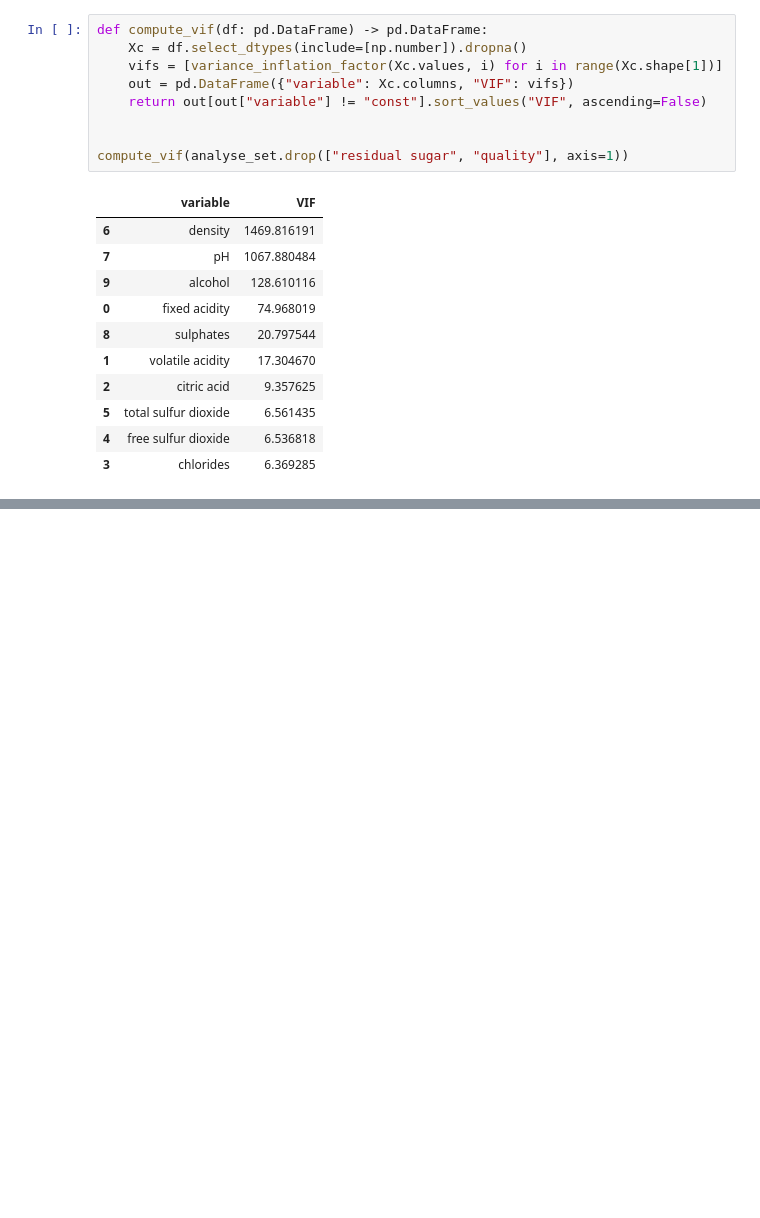
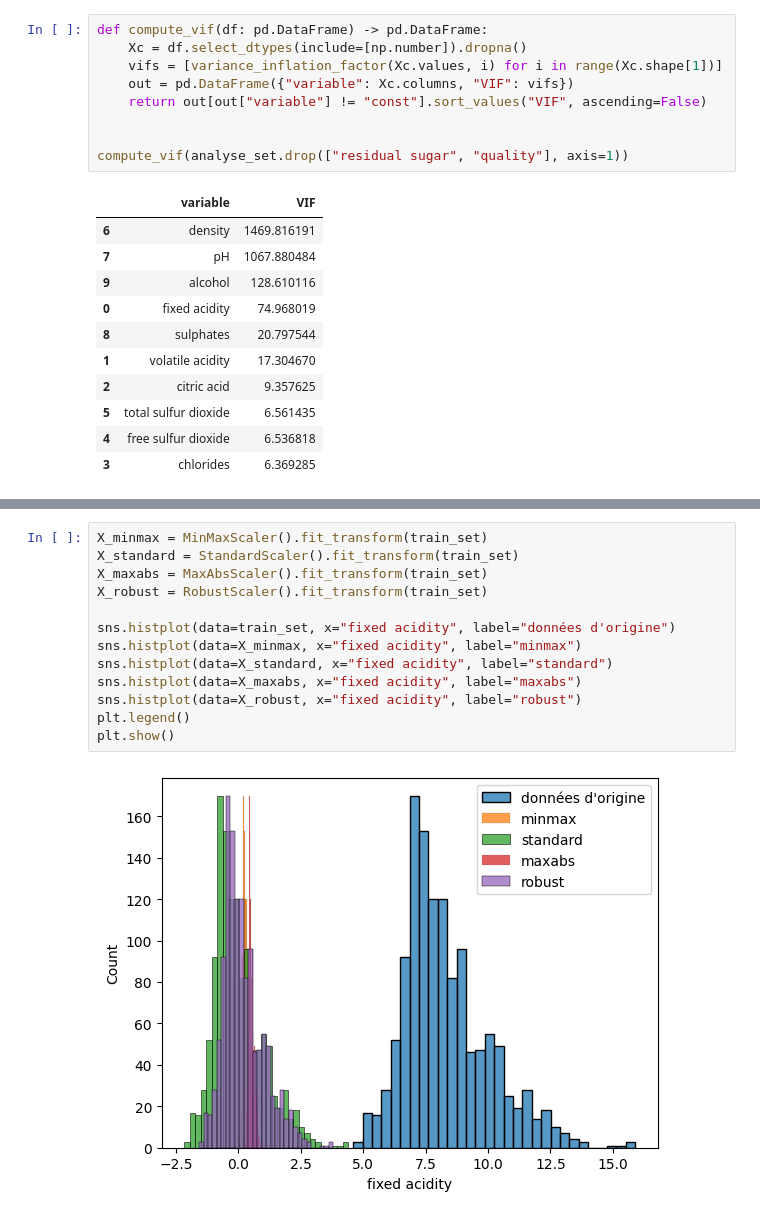
Before and after one commit to fmazur57u/WineQualityPrediction, a Jupyter notebook: winePrediction.ipynb, the cells around one changed output, grey strips where cells are left out. Cells and saved outputs as stored; diff of their text form; blank space fills up the shorter version.

```diff
--- a/winePrediction.ipynb
+++ b/winePrediction.ipynb
@@ -710,0 +738,15 @@ On a une explosion du vif pour la variable densité et le pH. Il faudrat donc ut
+# %%
+X_minmax = MinMaxScaler().fit_transform(train_set)
+X_standard = StandardScaler().fit_transform(train_set)
+X_maxabs = MaxAbsScaler().fit_transform(train_set)
+X_robust = RobustScaler().fit_transform(train_set)
+
+sns.histplot(data=train_set, x="fixed acidity", label="données d'origine")
+sns.histplot(data=X_minmax, x="fixed acidity", label="minmax")
+sns.histplot(data=X_standard, x="fixed acidity", label="standard")
+sns.histplot(data=X_maxabs, x="fixed acidity", label="maxabs")
+sns.histplot(data=X_robust, x="fixed acidity", label="robust")
+plt.legend()
+plt.show()
+# %% [output]
+[figure, added]
```
Also changed, not shown: parts of 24 cells of this notebook.
